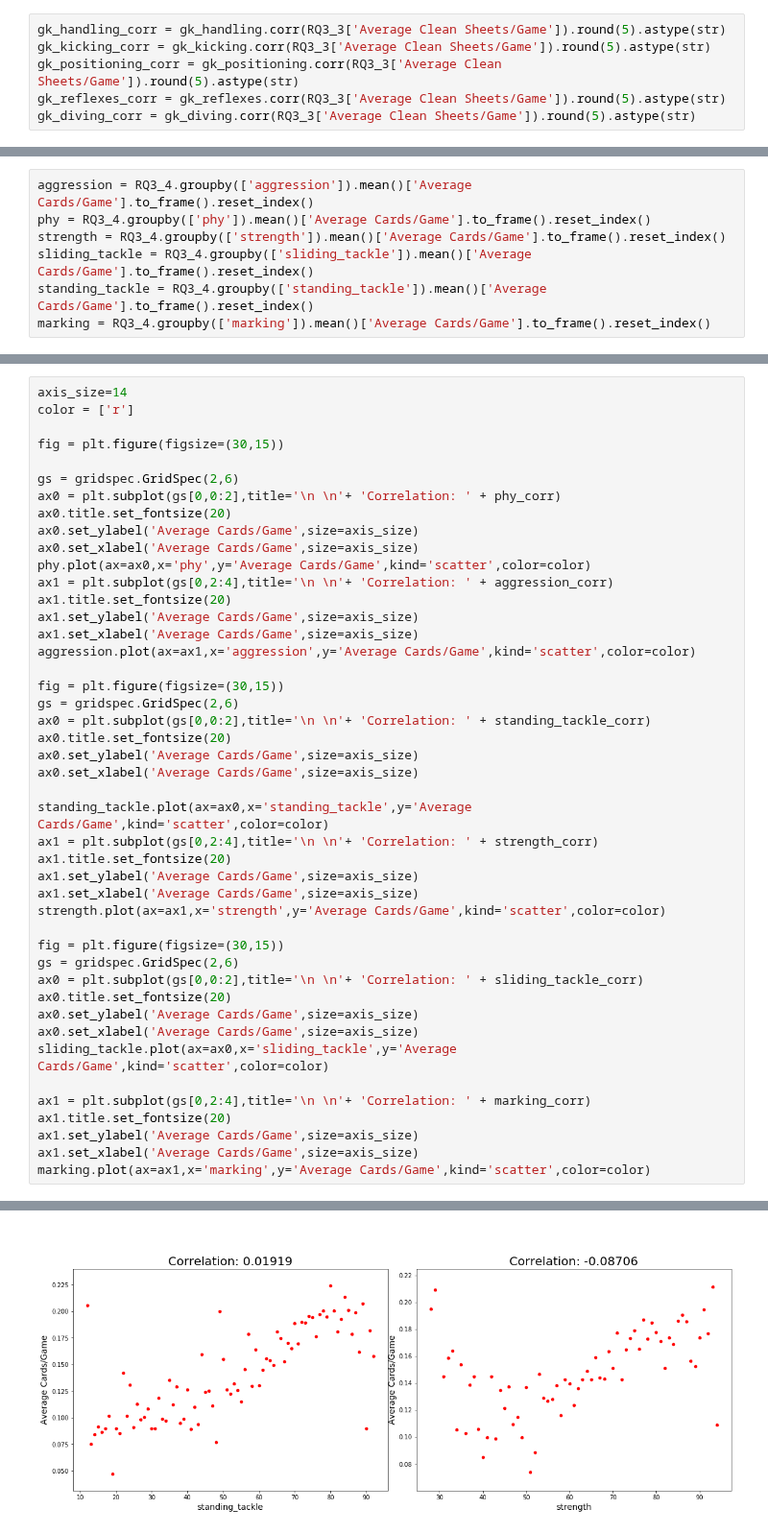
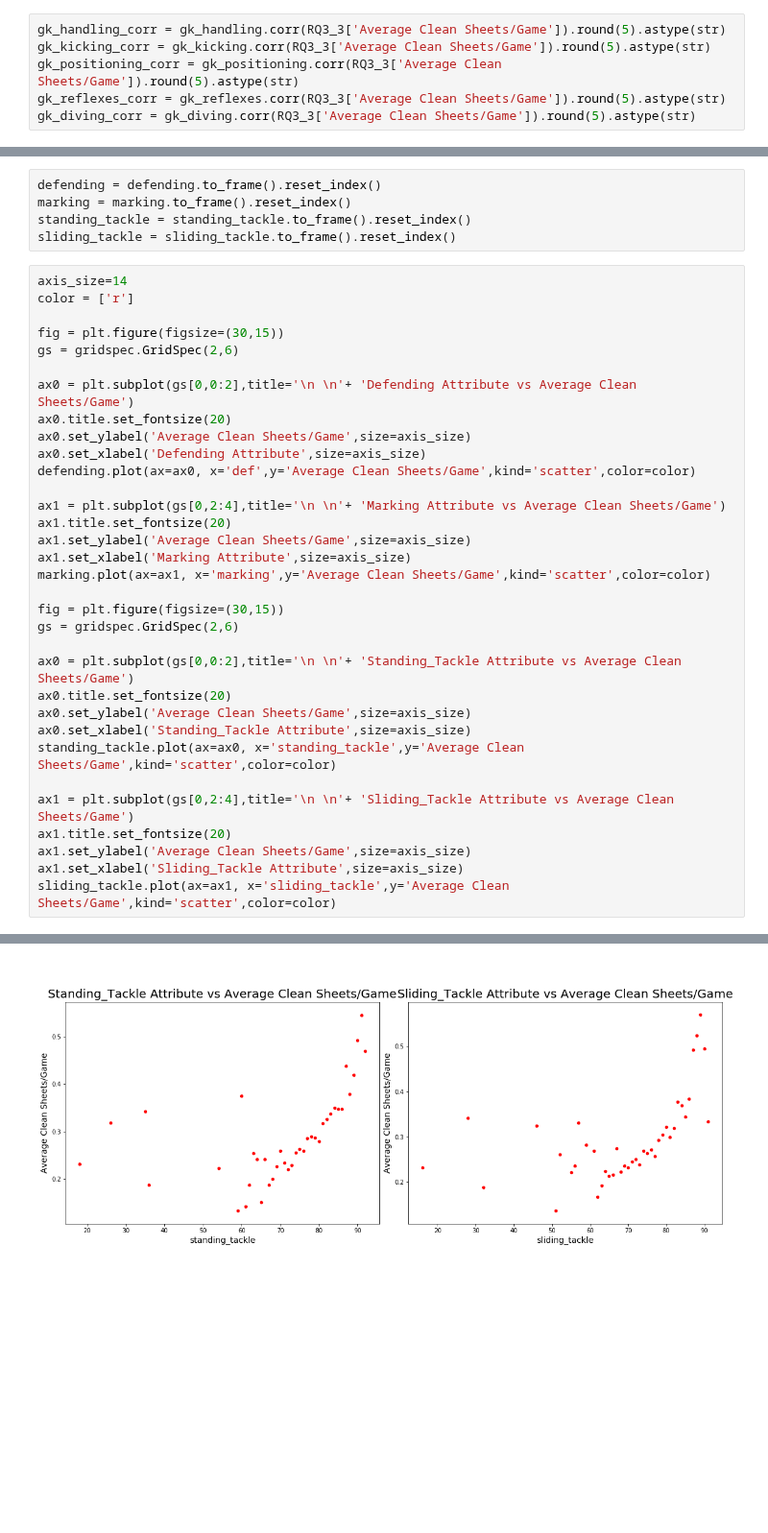
Before and after one commit to markkennedy3/Fifa-vs-Real-Life, a Jupyter notebook: notebooks/analysis/700_RQ3_Analysis.ipynb, the cells around one changed output, grey strips where cells are left out. Shown at 96% size. Drawn from its saved outputs; the diff is of its cells as text; blank space fills up the shorter version.

```diff
--- a/notebooks/analysis/700_RQ3_Analysis.ipynb
+++ b/notebooks/analysis/700_RQ3_Analysis.ipynb
@@ -390,7 +325,0 @@ marking_corr = marking.corr(RQ3_4['Average Cards/Game']).round(5).astype(str)
-# %%
-aggression = RQ3_4.groupby(['aggression']).mean()['Average Cards/Game'].to_frame().reset_index()
-phy = RQ3_4.groupby(['phy']).mean()['Average Cards/Game'].to_frame().reset_index()
-strength = RQ3_4.groupby(['strength']).mean()['Average Cards/Game'].to_frame().reset_index()
-sliding_tackle = RQ3_4.groupby(['sliding_tackle']).mean()['Average Cards/Game'].to_frame().reset_index()
-standing_tackle = RQ3_4.groupby(['standing_tackle']).mean()['Average Cards/Game'].to_frame().reset_index()
-marking = RQ3_4.groupby(['marking']).mean()['Average Cards/Game'].to_frame().reset_index()
@@ -397,47 +335,40 @@ marking = RQ3_4.groupby(['marking']).mean()['Average Cards/Game'].to_frame().res
+# %%
+defending = defending.to_frame().reset_index()
+marking = marking.to_frame().reset_index()
+standing_tackle = standing_tackle.to_frame().reset_index()
+sliding_tackle = sliding_tackle.to_frame().reset_index()
 # %%
 axis_size=14
 color = ['r']
 
 fig = plt.figure(figsize=(30,15))
+gs = gridspec.GridSpec(2,6)
 
-gs = gridspec.GridSpec(2,6)
-ax0 = plt.subplot(gs[0,0:2],title='\n \n'+ 'Correlation: ' + phy_corr)
+ax0 = plt.subplot(gs[0,0:2],title='\n \n'+ 'Defending Attribute vs Average Clean Sheets/Game')
 ax0.title.set_fontsize(20)
-ax0.set_ylabel('Average Cards/Game',size=axis_size)
-ax0.set_xlabel('Average Cards/Game',size=axis_size)
-phy.plot(ax=ax0,x='phy',y='Average Cards/Game',kind='scatter',color=color)
-ax1 = plt.subplot(gs[0,2:4],title='\n \n'+ 'Correlation: ' + aggression_corr)
+ax0.set_ylabel('Average Clean Sheets/Game',size=axis_size)
+ax0.set_xlabel('Defending Attribute',size=axis_size)
+defending.plot(ax=ax0, x='def',y='Average Clean Sheets/Game',kind='scatter',color=color)
+
+ax1 = plt.subplot(gs[0,2:4],title='\n \n'+ 'Marking Attribute vs Average Clean Sheets/Game')
 ax1.title.set_fontsize(20)
-ax1.set_ylabel('Average Cards/Game',size=axis_size)
-ax1.set_xlabel('Average Cards/Game',size=axis_size)
-aggression.plot(ax=ax1,x='aggression',y='Average Cards/Game',kind='scatter',color=color)
+ax1.set_ylabel('Average Clean Sheets/Game',size=axis_size)
+ax1.set_xlabel('Marking Attribute',size=axis_size)
+marking.plot(ax=ax1, x='marking',y='Average Clean Sheets/Game',kind='scatter',color=color)
 
 fig = plt.figure(figsize=(30,15))
 gs = gridspec.GridSpec(2,6)
-ax0 = plt.subplot(gs[0,0:2],title='\n \n'+ 'Correlation: ' + standing_tackle_corr)
+
+ax0 = plt.subplot(gs[0,0:2],title='\n \n'+ 'Standing_Tackle Attribute vs Average Clean Sheets/Game')
 ax0.title.set_fontsize(20)
-ax0.set_ylabel('Average Cards/Game',size=axis_size)
-ax0.set_xlabel('Average Cards/Game',size=axis_size)
+ax0.set_ylabel('Average Clean Sheets/Game',size=axis_size)
+ax0.set_xlabel('Standing_Tackle Attribute',size=axis_size)
+standing_tackle.plot(ax=ax0, x='standing_tackle',y='Average Clean Sheets/Game',kind='scatter',color=color)
 
-standing_tackle.plot(ax=ax0,x='standing_tackle',y='Average Cards/Game',kind='scatter',color=color)
-ax1 = plt.subplot(gs[0,2:4],title='\n \n'+ 'Correlation: ' + strength_corr)
+ax1 = plt.subplot(gs[0,2:4],title='\n \n'+ 'Sliding_Tackle Attribute vs Average Clean Sheets/Game')
 ax1.title.set_fontsize(20)
-ax1.set_ylabel('Average Cards/Game',size=axis_size)
-ax1.set_xlabel('Average Cards/Game',size=axis_size)
-strength.plot(ax=ax1,x='strength',y='Average Cards/Game',kind='scatter',color=color)
-
-fig = plt.figure(figsize=(30,15))
-gs = gridspec.GridSpec(2,6)
-ax0 = plt.subplot(gs[0,0:2],title='\n \n'+ 'Correlation: ' + sliding_tackle_corr)
-ax0.title.set_fontsize(20)
-ax0.set_ylabel('Average Cards/Game',size=axis_size)
-ax0.set_xlabel('Average Cards/Game',size=axis_size)
-sliding_tackle.plot(ax=ax0,x='sliding_tackle',y='Average Cards/Game',kind='scatter',color=color)
-
-ax1 = plt.subplot(gs[0,2:4],title='\n \n'+ 'Correlation: ' + marking_corr)
-ax1.title.set_fontsize(20)
-ax1.set_ylabel('Average Cards/Game',size=axis_size)
-ax1.set_xlabel('Average Cards/Game',size=axis_size)
-marking.plot(ax=ax1,x='marking',y='Average Cards/Game',kind='scatter',color=color)
+ax1.set_ylabel('Average Clean Sheets/Game',size=axis_size)
+ax1.set_xlabel('Sliding_Tackle Attribute',size=axis_size)
+sliding_tackle.plot(ax=ax1, x='sliding_tackle',y='Average Clean Sheets/Game',kind='scatter',color=color)
 # %% [output]
 <matplotlib.axes._subplots.AxesSubplot at 0x...>
@@ -445 +376 @@ marking.plot(ax=ax1,x='marking',y='Average Cards/Game',kind='scatter',color=colo
-[figure, old version]
+[figure, new version]
```
Also changed, not shown: parts of 55 cells of this notebook.
